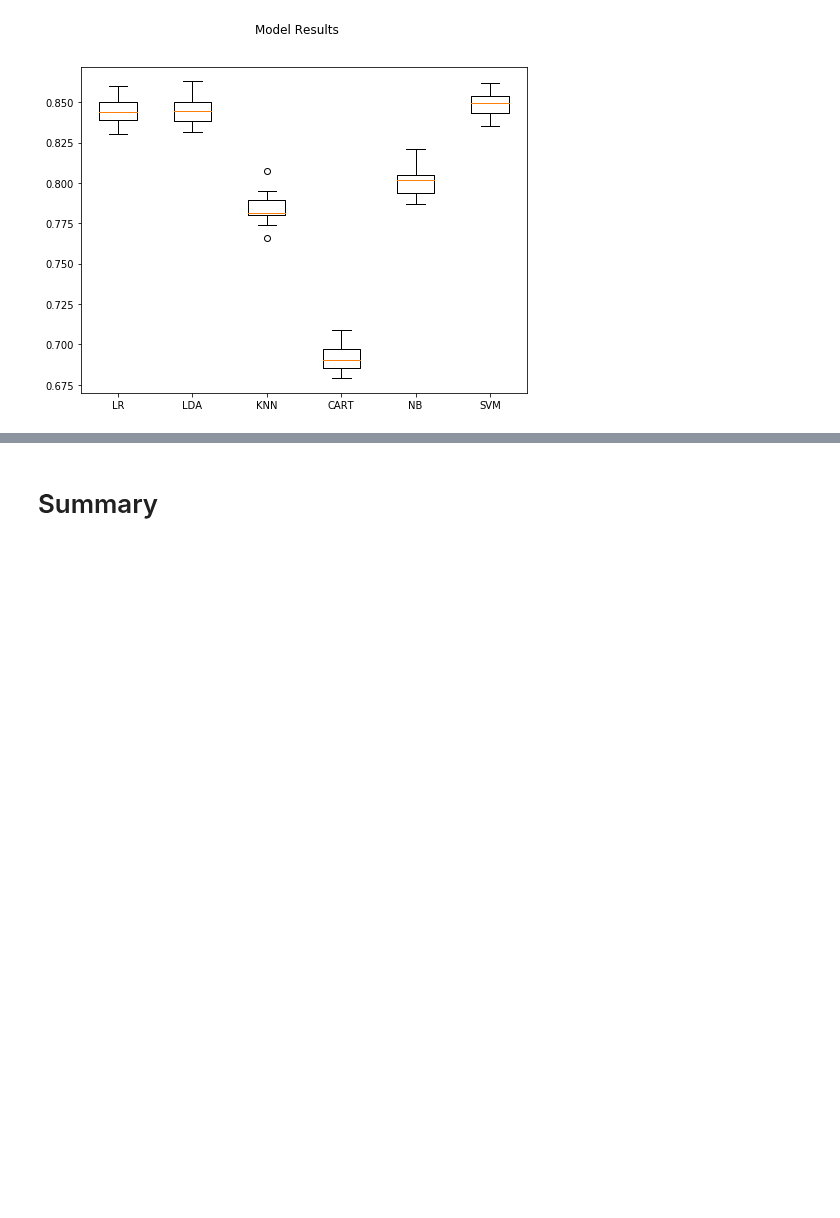
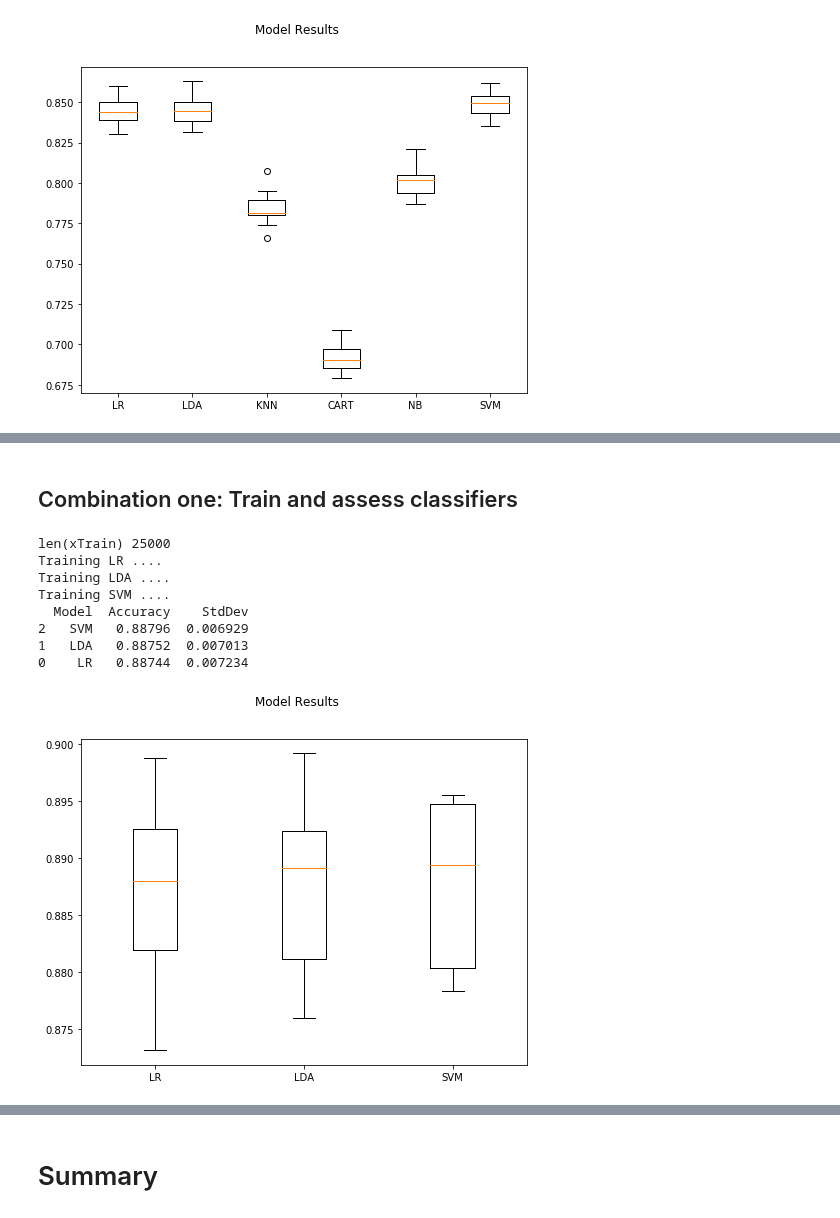
Before and after one commit to nrasch/Portfolio, a Jupyter notebook: Machine-Learning/Python/04-Classic-Datasets/Model-06.p4.ipynb, the cells around one changed output, grey strips where cells are left out. Saved outputs shown, nothing was run; the diff lists cells and outputs as text; code cells hidden in the pictures; blank space fills up the shorter version.

```diff
--- a/Machine-Learning/Python/04-Classic-Datasets/Model-06.p4.ipynb
+++ b/Machine-Learning/Python/04-Classic-Datasets/Model-06.p4.ipynb
@@ -765,0 +624,20 @@ Training LDA ....
+# %%
+# Instantiate each model
+m1 = Doc2Vec(dm=1, dm_concat=1, size=100, window=5, negative=5, hs=0, min_count=2, workers=cores)
+m2 = Doc2Vec(dm=0, size=100, negative=5, hs=0, min_count=2, workers=cores)
+m3 = Doc2Vec(dm=1, dm_mean=1, size=100, window=10, negative=5, hs=0, min_count=2, workers=cores)
+
+# Build vocab with first model using all documents
+m1.build_vocab(allDocs)
+
+# Share first model's vocab scan w/ the other models
+m2.reset_from(m1)
+m3.reset_from(m1)
+
+# Model training params
+alpha, min_alpha, passes = (0.025, 0.001, 20)
+
+# Train each model on the labeled training data
+m1.train(taggedDocs, total_examples = m1.corpus_count, start_alpha = alpha, end_alpha = min_alpha, epochs = passes)
+m2.train(taggedDocs, total_examples = m2.corpus_count, start_alpha = alpha, end_alpha = min_alpha, epochs = passes)
+m3.train(taggedDocs, total_examples = m3.corpus_count, start_alpha = alpha, end_alpha = min_alpha, epochs = passes)
@@ -765,0 +662,24 @@ Training LDA ....
+# %% [markdown]
+## Combination one:  Train and assess classifiers
+# %%
+# Build the feature set by combining vectors from multiple models (m1 and m2)
+xTrain = []
+
+for i in range(0, len(taggedDocs)):
+    xTrain.append(np.hstack((m1.docvecs[i], m2.docvecs[i])))
+
+print("len(xTrain)", len(xTrain))
+
+results, _df = trainModels(xTrain, df.iloc[:, 1], modelsToRun = ['SVM', 'LDA', 'LR'])
+print(_df.sort_values(by = ['Accuracy', 'StdDev', 'Model'], ascending = [False, True, True]))
+makeWhisker(results)
+# %% [output]
+len(xTrain) 25000
+Training LR ....
+Training LDA ....
+Training SVM ....
+  Model  Accuracy    StdDev
+2   SVM   0.88796  0.006929
+1   LDA   0.88752  0.007013
+0    LR   0.88744  0.007234
+[figure, added]
```
Also changed, not shown: parts of 85 cells of this notebook.
